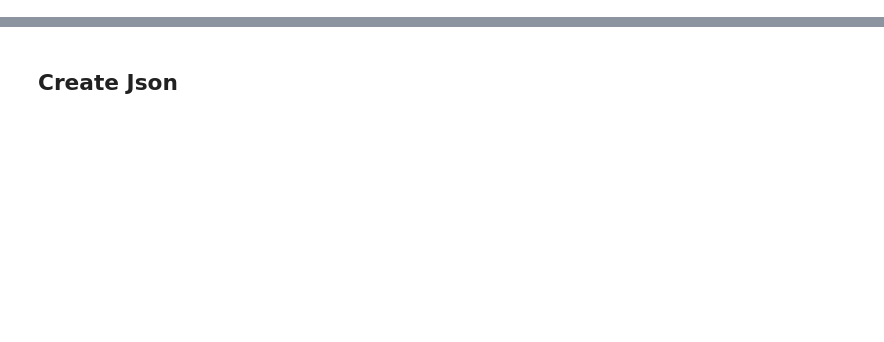
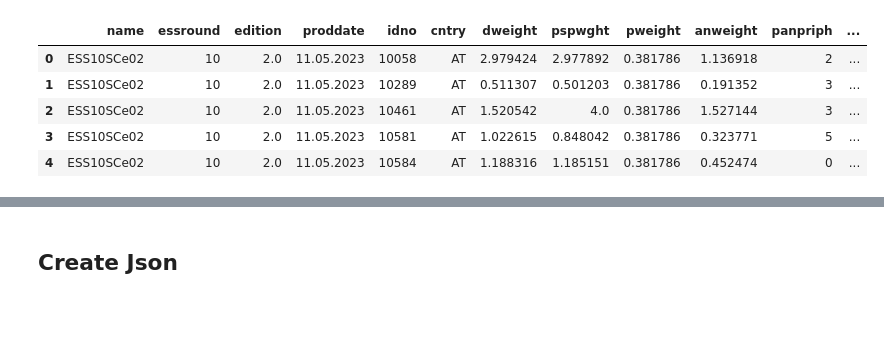
Before and after one commit to benjaminbeuster/DDI-CDI-Converter, a Jupyter notebook: DDICDI_converter.ipynb, the cells around one changed output, grey strips where cells are left out. Saved outputs shown, nothing was run; the diff lists cells and outputs as text; code cells hidden in the pictures; blank space fills up the shorter version.

```diff
--- a/DDICDI_converter.ipynb
+++ b/DDICDI_converter.ipynb
@@ -13,6 +13,13 @@ pd.set_option('display.max_rows', 2500)
 pd.set_option('display.max_columns', None)
 pd.options.mode.chained_assignment = None
 # %%
-spssfile = f"files/SPSS_Example2.sav"
+spssfile = f"files/merged-EOSC-ESS10SC.sav"
 df, df_meta = read_sav(spssfile)
-df = df.head()
+df.head()
+# %% [output]
+|  | name | essround | edition | proddate | idno | cntry | dweight | pspwght | pweight | anweight | panpriph | ... |
+| 0 | ESS10SCe02 | 10 | 2.0 | 11.05.2023 | 10058 | AT | 2.979424 | 2.977892 | 0.381786 | 1.136918 | 2 | ... |
+| 1 | ESS10SCe02 | 10 | 2.0 | 11.05.2023 | 10289 | AT | 0.511307 | 0.501203 | 0.381786 | 0.191352 | 3 | ... |
+| 2 | ESS10SCe02 | 10 | 2.0 | 11.05.2023 | 10461 | AT | 1.520542 | 4.0 | 0.381786 | 1.527144 | 3 | ... |
+| 3 | ESS10SCe02 | 10 | 2.0 | 11.05.2023 | 10581 | AT | 1.022615 | 0.848042 | 0.381786 | 0.323771 | 5 | ... |
+| 4 | ESS10SCe02 | 10 | 2.0 | 11.05.2023 | 10584 | AT | 1.188316 | 1.185151 | 0.381786 | 0.452474 | 0 | ... |
```
Also changed, not shown: parts of 5 cells of this notebook, 2 other files.
